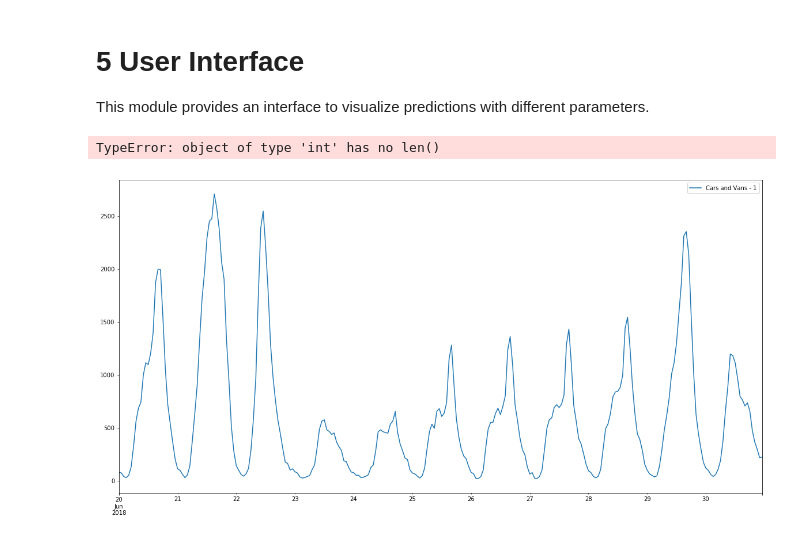
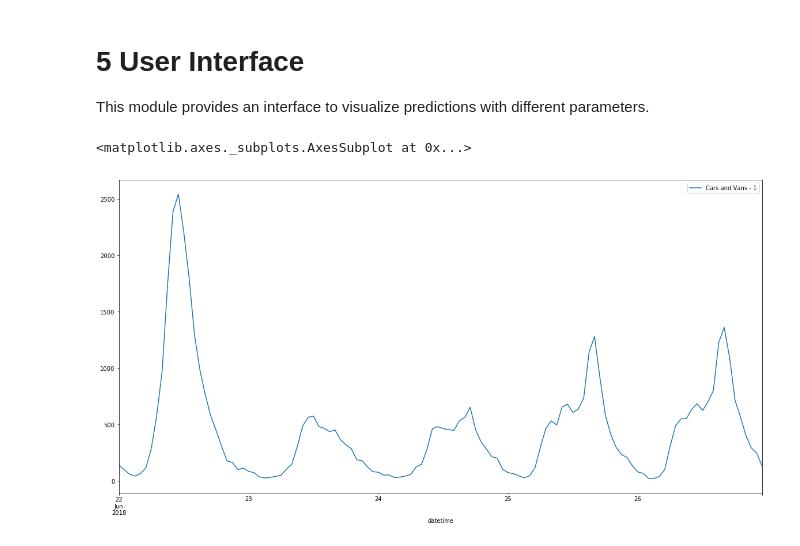
Before and after one commit to veicco/bcg-gamma, a Jupyter notebook: 5 User Interface.ipynb, the cells around one changed output. Saved outputs shown, nothing was run; the diff lists cells and outputs as text; code cells hidden in the pictures.

```diff
--- a/5 User Interface.ipynb
+++ b/5 User Interface.ipynb
@@ -7,35 +7,35 @@ This module provides an interface to visualize predictions with different parame
 ########################################
 
 # choose one of the following LAM stations: Mäntsälä, Askisto, Kemijärvi
 LAM_STATION = "Mäntsälä"
 
 # choose start and end dates that are between 2018-01-01 and 2018-12-30
-START_DATE = "2018-06-20"
-END_DATE = "2018-06-30"
+START_DATE = "2018-06-22"
+END_DATE = "2018-06-26"
 
 # choose one of the following volume types: Cars and Vans, Trucks, Buses
 VOLUME_TYPE = "Cars and Vans"
 
 # choose direction
 DIRECTION = 1
 
 
 ###################################################################
 # No need to modify anything below.
 ###################################################################
 
 import pandas as pd
 import matplotlib.pyplot as plt
 from datetime import datetime, timedelta
 %matplotlib inline
 fig, ax = plt.subplots(figsize=(20, 10))
 prediction = pd.read_csv("prediction_ts.csv")
 prediction = prediction[prediction["LAM Station"] == LAM_STATION]
 prediction = prediction[(prediction["date"] >= START_DATE) & (prediction["date"] <= END_DATE)]
 prediction = prediction[["date", "hour", "LAM Station"] + [VOLUME_TYPE + " - " + str(DIRECTION)]]
 prediction["date"] = prediction.date.apply(pd.to_datetime)
 prediction["datetime"] = prediction.apply(lambda row: row.date + timedelta(hours=int(row.hour[:2])), axis=1)
-prediction.plot(x="datetime", ax=ax, xticks=100)
+prediction.plot(x="datetime", ax=ax)
 # %% [output]
-TypeError: object of type 'int' has no len()
+<matplotlib.axes._subplots.AxesSubplot at 0x...>
-[figure, old version]
+[figure, new version]
```
Also changed, not shown: 4 other files.
